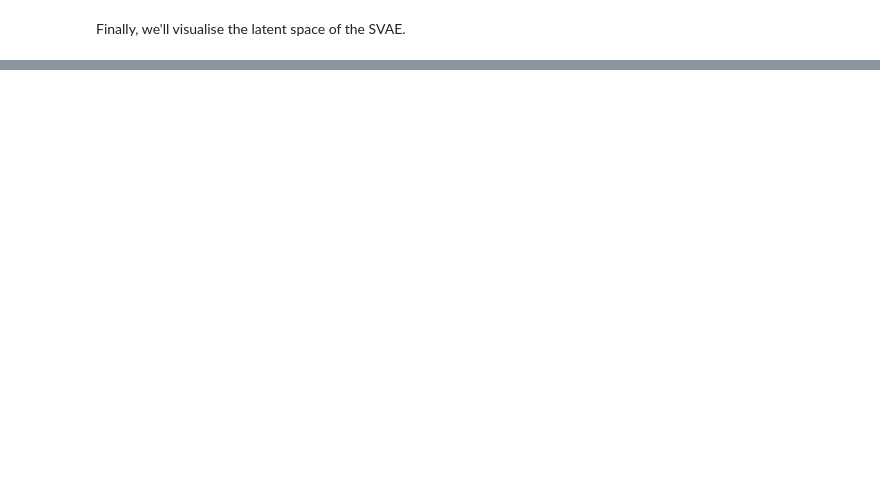
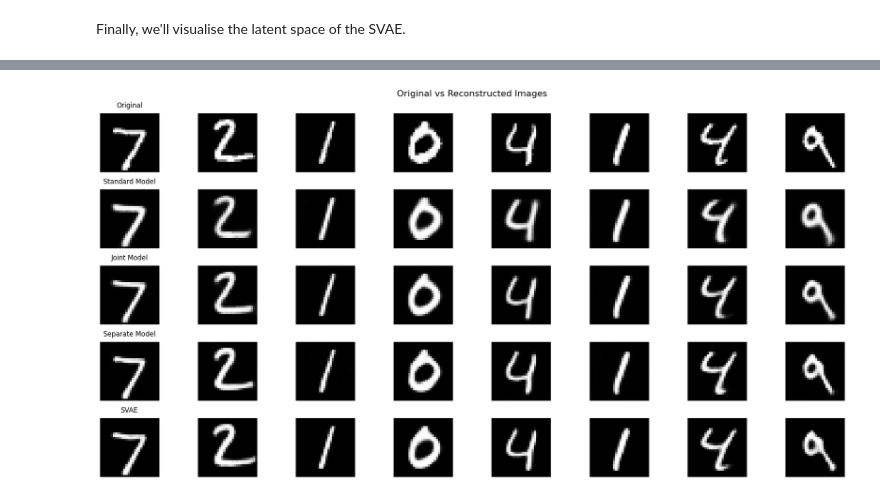
Before and after one commit to confinlay/Bayesian-CE, a Jupyter notebook: MyImplementation/testing_notebooks/test_latent_reconstruction.ipynb, the cells around one changed output, grey strips where cells are left out. Drawn from its saved outputs; the diff is of its cells as text; code cells hidden in the pictures; blank space fills up the shorter version.

```diff
--- a/MyImplementation/testing_notebooks/test_latent_reconstruction.ipynb
+++ b/MyImplementation/testing_notebooks/test_latent_reconstruction.ipynb
@@ -599,0 +587,40 @@ plt.show()
+# %%
+# Get test images
+test_images, test_labels = next(iter(testloader))
+test_images = test_images.to(device)
+
+# Get reconstructions from each model
+reconstructions = []
+with torch.no_grad():
+    for classifier, decoder in models:
+        z, _ = classifier(test_images)
+        recon = decoder(z)
+        reconstructions.append(recon.cpu().numpy())
+
+# Convert test images to numpy for plotting
+test_images = test_images.cpu().numpy()
+
+# Plot original and reconstructed images
+fig, axes = plt.subplots(5, 8, figsize=(20, 10))
+fig.suptitle('Original vs Reconstructed Images', fontsize=16)
+
+# Plot original images
+for i in range(8):
+    axes[0,i].imshow(test_images[i,0], cmap='gray')
+    axes[0,i].axis('off')
+    if i == 0:
+        axes[0,i].set_title('Original', pad=10)
+
+# Plot reconstructions for each model
+model_names = ['Standard Model', 'Joint Model', 'Separate Model', 'SVAE']
+for row, (recon, name) in enumerate(zip(reconstructions, model_names), start=1):
+    for i in range(8):
+        axes[row,i].imshow(recon[i,0], cmap='gray')
+        axes[row,i].axis('off')
+        if i == 0:
+            axes[row,i].set_title(name, pad=10)
+
+plt.tight_layout()
+plt.show()
+# %% [output]
+[figure, added]
```
Also changed, not shown: parts of 17 cells of this notebook.
